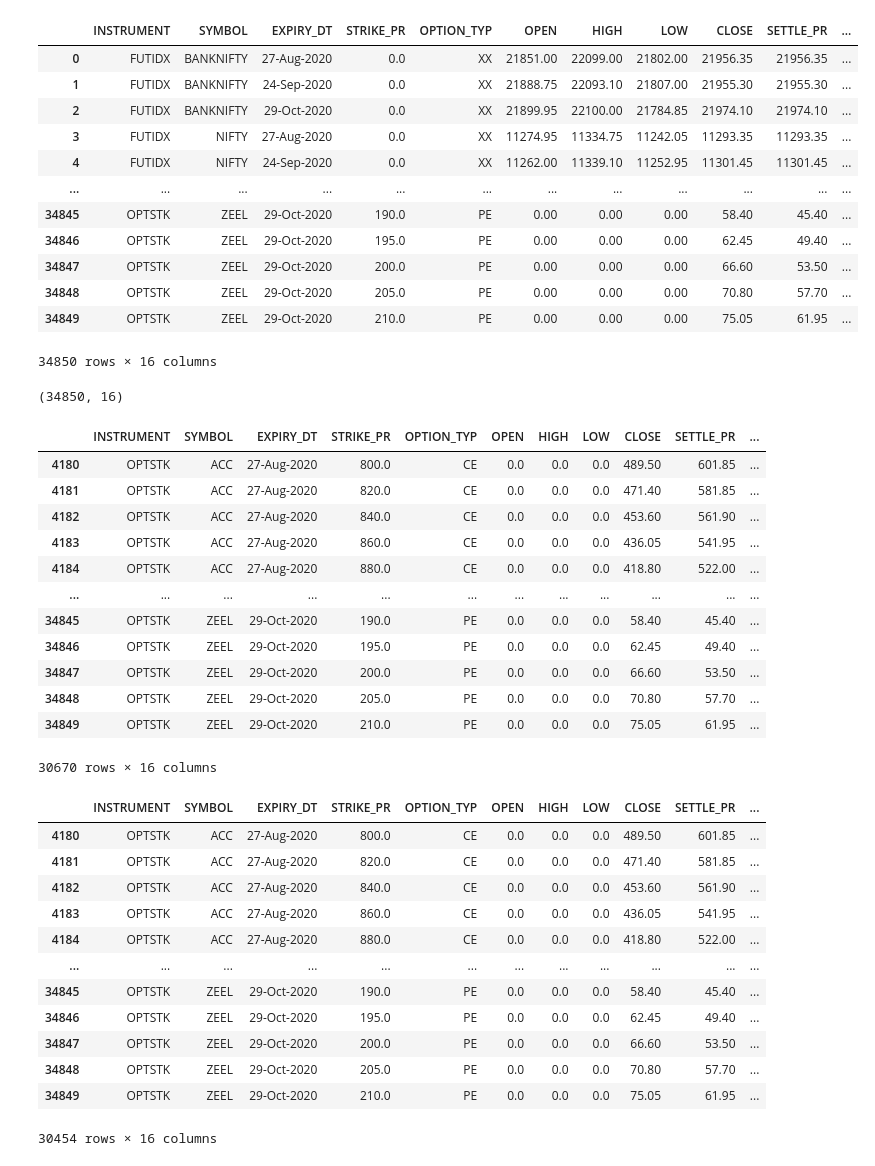
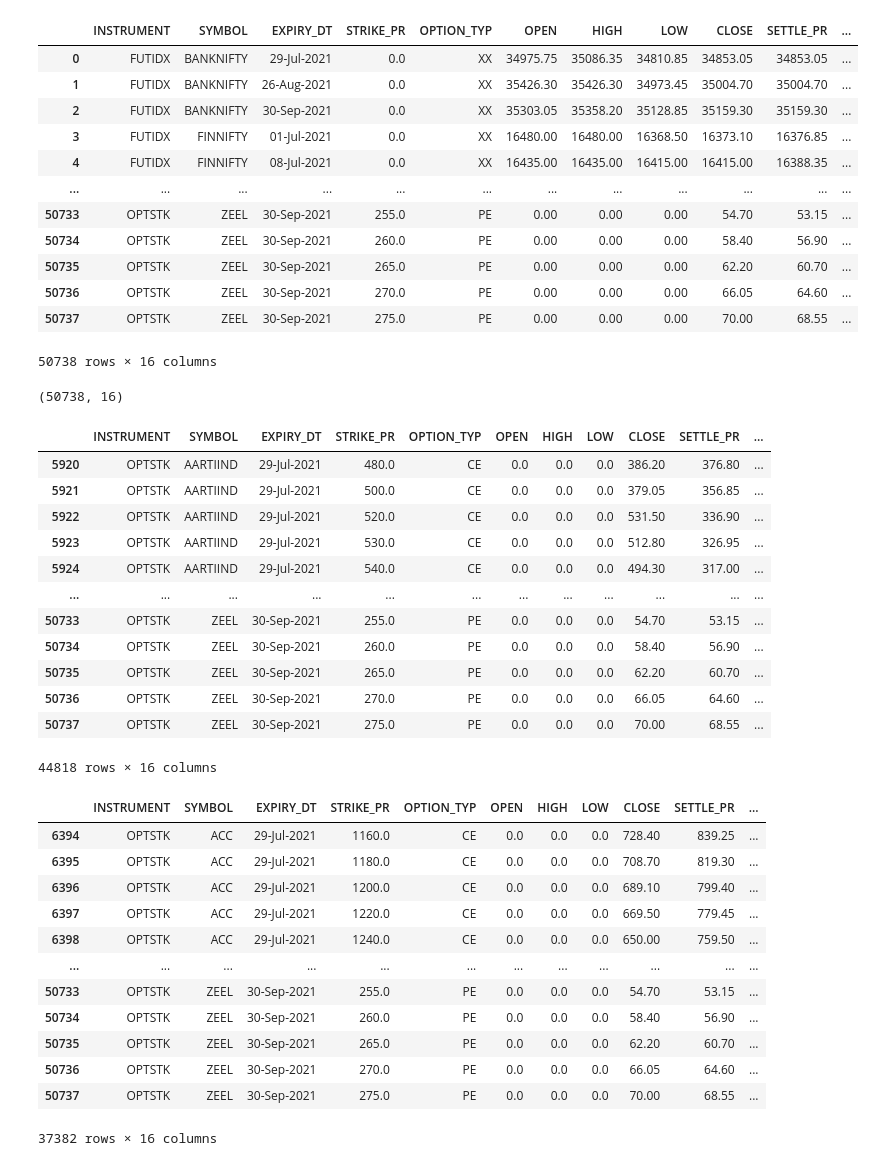
Before and after one commit to doomleika/Stock_Cleaning, a Jupyter notebook: Data Cleaning 'OPT'/OPTSTK/OPTSTK_CE.ipynb, the cells around one changed output. Cells and saved outputs as stored; diff of their text form; code cells hidden in the pictures.

```diff
--- a/Data Cleaning 'OPT'/OPTSTK/OPTSTK_CE.ipynb
+++ b/Data Cleaning 'OPT'/OPTSTK/OPTSTK_CE.ipynb
@@ -2,43 +2,43 @@
 import numpy as np
 import pandas as pd
 # %%
-df = pd.read_csv('bhavdata.csv')
+df = pd.read_csv('bhavcopy.txt')
 df
 # %% [output]
 |  | INSTRUMENT | SYMBOL | EXPIRY_DT | STRIKE_PR | OPTION_TYP | OPEN | HIGH | LOW | CLOSE | SETTLE_PR | ... |
-| 0 | FUTIDX | BANKNIFTY | 27-Aug-2020 | 0.0 | XX | 21851.00 | 22099.00 | 21802.00 | 21956.35 | 21956.35 | ... |
-| 1 | FUTIDX | BANKNIFTY | 24-Sep-2020 | 0.0 | XX | 21888.75 | 22093.10 | 21807.00 | 21955.30 | 21955.30 | ... |
-| 2 | FUTIDX | BANKNIFTY | 29-Oct-2020 | 0.0 | XX | 21899.95 | 22100.00 | 21784.85 | 21974.10 | 21974.10 | ... |
-| 3 | FUTIDX | NIFTY | 27-Aug-2020 | 0.0 | XX | 11274.95 | 11334.75 | 11242.05 | 11293.35 | 11293.35 | ... |
-| 4 | FUTIDX | NIFTY | 24-Sep-2020 | 0.0 | XX | 11262.00 | 11339.10 | 11252.95 | 11301.45 | 11301.45 | ... |
+| 0 | FUTIDX | BANKNIFTY | 29-Jul-2021 | 0.0 | XX | 34975.75 | 35086.35 | 34810.85 | 34853.05 | 34853.05 | ... |
+| 1 | FUTIDX | BANKNIFTY | 26-Aug-2021 | 0.0 | XX | 35426.30 | 35426.30 | 34973.45 | 35004.70 | 35004.70 | ... |
+| 2 | FUTIDX | BANKNIFTY | 30-Sep-2021 | 0.0 | XX | 35303.05 | 35358.20 | 35128.85 | 35159.30 | 35159.30 | ... |
+| 3 | FUTIDX | FINNIFTY | 01-Jul-2021 | 0.0 | XX | 16480.00 | 16480.00 | 16368.50 | 16373.10 | 16376.85 | ... |
+| 4 | FUTIDX | FINNIFTY | 08-Jul-2021 | 0.0 | XX | 16435.00 | 16435.00 | 16415.00 | 16415.00 | 16388.35 | ... |
 | ... | ... | ... | ... | ... | ... | ... | ... | ... | ... | ... | ... |
-| 34845 | OPTSTK | ZEEL | 29-Oct-2020 | 190.0 | PE | 0.00 | 0.00 | 0.00 | 58.40 | 45.40 | ... |
-| 34846 | OPTSTK | ZEEL | 29-Oct-2020 | 195.0 | PE | 0.00 | 0.00 | 0.00 | 62.45 | 49.40 | ... |
-| 34847 | OPTSTK | ZEEL | 29-Oct-2020 | 200.0 | PE | 0.00 | 0.00 | 0.00 | 66.60 | 53.50 | ... |
-| 34848 | OPTSTK | ZEEL | 29-Oct-2020 | 205.0 | PE | 0.00 | 0.00 | 0.00 | 70.80 | 57.70 | ... |
-| 34849 | OPTSTK | ZEEL | 29-Oct-2020 | 210.0 | PE | 0.00 | 0.00 | 0.00 | 75.05 | 61.95 | ... |
+| 50733 | OPTSTK | ZEEL | 30-Sep-2021 | 255.0 | PE | 0.00 | 0.00 | 0.00 | 54.70 | 53.15 | ... |
+| 50734 | OPTSTK | ZEEL | 30-Sep-2021 | 260.0 | PE | 0.00 | 0.00 | 0.00 | 58.40 | 56.90 | ... |
+| 50735 | OPTSTK | ZEEL | 30-Sep-2021 | 265.0 | PE | 0.00 | 0.00 | 0.00 | 62.20 | 60.70 | ... |
+| 50736 | OPTSTK | ZEEL | 30-Sep-2021 | 270.0 | PE | 0.00 | 0.00 | 0.00 | 66.05 | 64.60 | ... |
+| 50737 | OPTSTK | ZEEL | 30-Sep-2021 | 275.0 | PE | 0.00 | 0.00 | 0.00 | 70.00 | 68.55 | ... |
-34850 rows × 16 columns
+50738 rows × 16 columns
 # %%
 df.shape
 # %% [output]
-(34850, 16)
+(50738, 16)
 # %%
 df = df[df['INSTRUMENT'].str.contains('OPTSTK')]
 df
 # %% [output]
 |  | INSTRUMENT | SYMBOL | EXPIRY_DT | STRIKE_PR | OPTION_TYP | OPEN | HIGH | LOW | CLOSE | SETTLE_PR | ... |
-| 4180 | OPTSTK | ACC | 27-Aug-2020 | 800.0 | CE | 0.0 | 0.0 | 0.0 | 489.50 | 601.85 | ... |
-| 4181 | OPTSTK | ACC | 27-Aug-2020 | 820.0 | CE | 0.0 | 0.0 | 0.0 | 471.40 | 581.85 | ... |
-| 4182 | OPTSTK | ACC | 27-Aug-2020 | 840.0 | CE | 0.0 | 0.0 | 0.0 | 453.60 | 561.90 | ... |
-| 4183 | OPTSTK | ACC | 27-Aug-2020 | 860.0 | CE | 0.0 | 0.0 | 0.0 | 436.05 | 541.95 | ... |
-| 4184 | OPTSTK | ACC | 27-Aug-2020 | 880.0 | CE | 0.0 | 0.0 | 0.0 | 418.80 | 522.00 | ... |
+| 5920 | OPTSTK | AARTIIND | 29-Jul-2021 | 480.0 | CE | 0.0 | 0.0 | 0.0 | 386.20 | 376.80 | ... |
+| 5921 | OPTSTK | AARTIIND | 29-Jul-2021 | 500.0 | CE | 0.0 | 0.0 | 0.0 | 379.05 | 356.85 | ... |
+| 5922 | OPTSTK | AARTIIND | 29-Jul-2021 | 520.0 | CE | 0.0 | 0.0 | 0.0 | 531.50 | 336.90 | ... |
+| 5923 | OPTSTK | AARTIIND | 29-Jul-2021 | 530.0 | CE | 0.0 | 0.0 | 0.0 | 512.80 | 326.95 | ... |
+| 5924 | OPTSTK | AARTIIND | 29-Jul-2021 | 540.0 | CE | 0.0 | 0.0 | 0.0 | 494.30 | 317.00 | ... |
 | ... | ... | ... | ... | ... | ... | ... | ... | ... | ... | ... | ... |
-| 34845 | OPTSTK | ZEEL | 29-Oct-2020 | 190.0 | PE | 0.0 | 0.0 | 0.0 | 58.40 | 45.40 | ... |
-| 34846 | OPTSTK | ZEEL | 29-Oct-2020 | 195.0 | PE | 0.0 | 0.0 | 0.0 | 62.45 | 49.40 | ... |
-| 34847 | OPTSTK | ZEEL | 29-Oct-2020 | 200.0 | PE | 0.0 | 0.0 | 0.0 | 66.60 | 53.50 | ... |
-| 34848 | OPTSTK | ZEEL | 29-Oct-2020 | 205.0 | PE | 0.0 | 0.0 | 0.0 | 70.80 | 57.70 | ... |
-| 34849 | OPTSTK | ZEEL | 29-Oct-2020 | 210.0 | PE | 0.0 | 0.0 | 0.0 | 75.05 | 61.95 | ... |
+| 50733 | OPTSTK | ZEEL | 30-Sep-2021 | 255.0 | PE | 0.0 | 0.0 | 0.0 | 54.70 | 53.15 | ... |
+| 50734 | OPTSTK | ZEEL | 30-Sep-2021 | 260.0 | PE | 0.0 | 0.0 | 0.0 | 58.40 | 56.90 | ... |
+| 50735 | OPTSTK | ZEEL | 30-Sep-2021 | 265.0 | PE | 0.0 | 0.0 | 0.0 | 62.20 | 60.70 | ... |
+| 50736 | OPTSTK | ZEEL | 30-Sep-2021 | 270.0 | PE | 0.0 | 0.0 | 0.0 | 66.05 | 64.60 | ... |
+| 50737 | OPTSTK | ZEEL | 30-Sep-2021 | 275.0 | PE | 0.0 | 0.0 | 0.0 | 70.00 | 68.55 | ... |
-30670 rows × 16 columns
+44818 rows × 16 columns
 # %%
 multisymbols = [
     'ACC',
@@ -185,16 +185,16 @@ df = df[df['SYMBOL'].isin(multisymbols)]
 df
 # %% [output]
 |  | INSTRUMENT | SYMBOL | EXPIRY_DT | STRIKE_PR | OPTION_TYP | OPEN | HIGH | LOW | CLOSE | SETTLE_PR | ... |
-| 4180 | OPTSTK | ACC | 27-Aug-2020 | 800.0 | CE | 0.0 | 0.0 | 0.0 | 489.50 | 601.85 | ... |
-| 4181 | OPTSTK | ACC | 27-Aug-2020 | 820.0 | CE | 0.0 | 0.0 | 0.0 | 471.40 | 581.85 | ... |
-| 4182 | OPTSTK | ACC | 27-Aug-2020 | 840.0 | CE | 0.0 | 0.0 | 0.0 | 453.60 | 561.90 | ... |
-| 4183 | OPTSTK | ACC | 27-Aug-2020 | 860.0 | CE | 0.0 | 0.0 | 0.0 | 436.05 | 541.95 | ... |
-| 4184 | OPTSTK | ACC | 27-Aug-2020 | 880.0 | CE | 0.0 | 0.0 | 0.0 | 418.80 | 522.00 | ... |
+| 6394 | OPTSTK | ACC | 29-Jul-2021 | 1160.0 | CE | 0.0 | 0.0 | 0.0 | 728.40 | 839.25 | ... |
+| 6395 | OPTSTK | ACC | 29-Jul-2021 | 1180.0 | CE | 0.0 | 0.0 | 0.0 | 708.70 | 819.30 | ... |
+| 6396 | OPTSTK | ACC | 29-Jul-2021 | 1200.0 | CE | 0.0 | 0.0 | 0.0 | 689.10 | 799.40 | ... |
+| 6397 | OPTSTK | ACC | 29-Jul-2021 | 1220.0 | CE | 0.0 | 0.0 | 0.0 | 669.50 | 779.45 | ... |
+| 6398 | OPTSTK | ACC | 29-Jul-2021 | 1240.0 | CE | 0.0 | 0.0 | 0.0 | 650.00 | 759.50 | ... |
 | ... | ... | ... | ... | ... | ... | ... | ... | ... | ... | ... | ... |
-| 34845 | OPTSTK | ZEEL | 29-Oct-2020 | 190.0 | PE | 0.0 | 0.0 | 0.0 | 58.40 | 45.40 | ... |
-| 34846 | OPTSTK | ZEEL | 29-Oct-2020 | 195.0 | PE | 0.0 | 0.0 | 0.0 | 62.45 | 49.40 | ... |
-| 34847 | OPTSTK | ZEEL | 29-Oct-2020 | 200.0 | PE | 0.0 | 0.0 | 0.0 | 66.60 | 53.50 | ... |
-| 34848 | OPTSTK | ZEEL | 29-Oct-2020 | 205.0 | PE | 0.0 | 0.0 | 0.0 | 70.80 | 57.70 | ... |
-| 34849 | OPTSTK | ZEEL | 29-Oct-2020 | 210.0 | PE | 0.0 | 0.0 | 0.0 | 75.05 | 61.95 | ... |
+| 50733 | OPTSTK | ZEEL | 30-Sep-2021 | 255.0 | PE | 0.0 | 0.0 | 0.0 | 54.70 | 53.15 | ... |
+| 50734 | OPTSTK | ZEEL | 30-Sep-2021 | 260.0 | PE | 0.0 | 0.0 | 0.0 | 58.40 | 56.90 | ... |
+| 50735 | OPTSTK | ZEEL | 30-Sep-2021 | 265.0 | PE | 0.0 | 0.0 | 0.0 | 62.20 | 60.70 | ... |
+| 50736 | OPTSTK | ZEEL | 30-Sep-2021 | 270.0 | PE | 0.0 | 0.0 | 0.0 | 66.05 | 64.60 | ... |
+| 50737 | OPTSTK | ZEEL | 30-Sep-2021 | 275.0 | PE | 0.0 | 0.0 | 0.0 | 70.00 | 68.55 | ... |
-30454 rows × 16 columns
+37382 rows × 16 columns
 # %%
```
Also changed, not shown: parts of 6 cells of this notebook, 2 other files.
